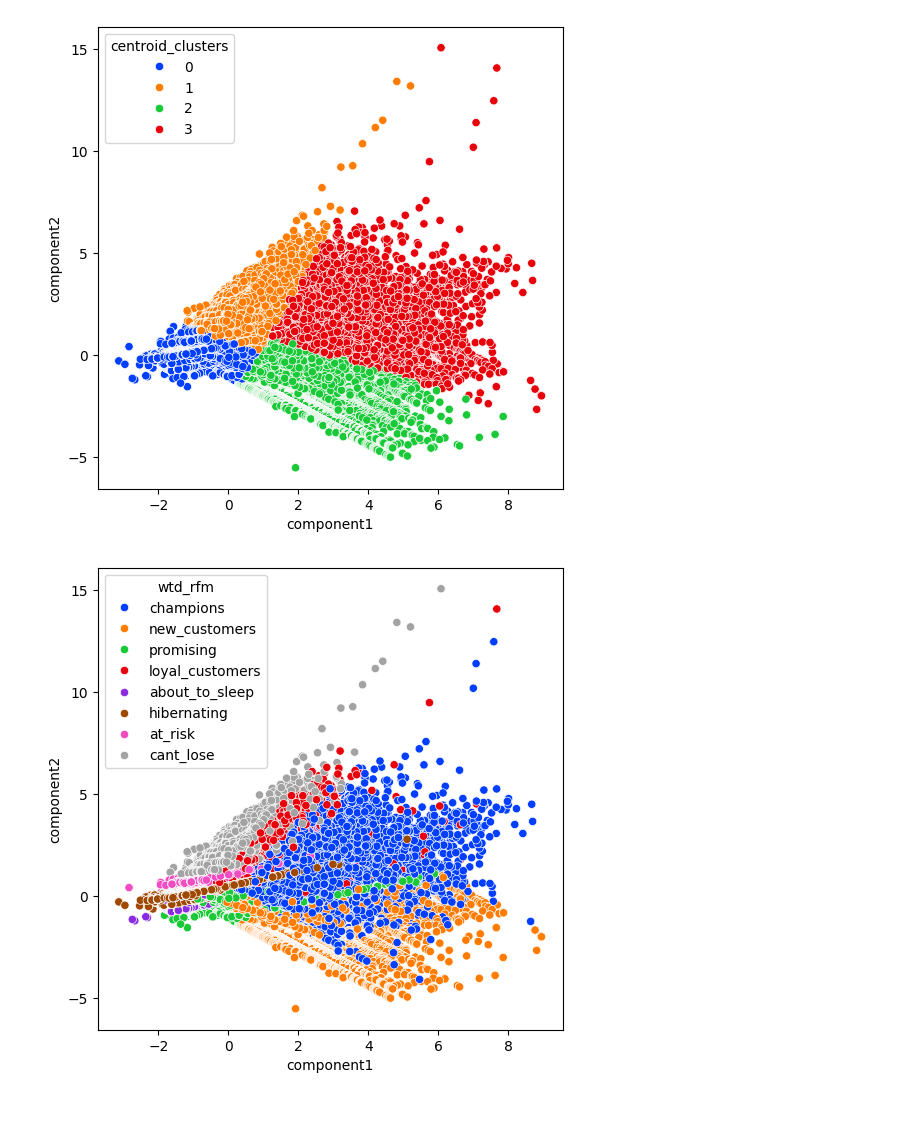
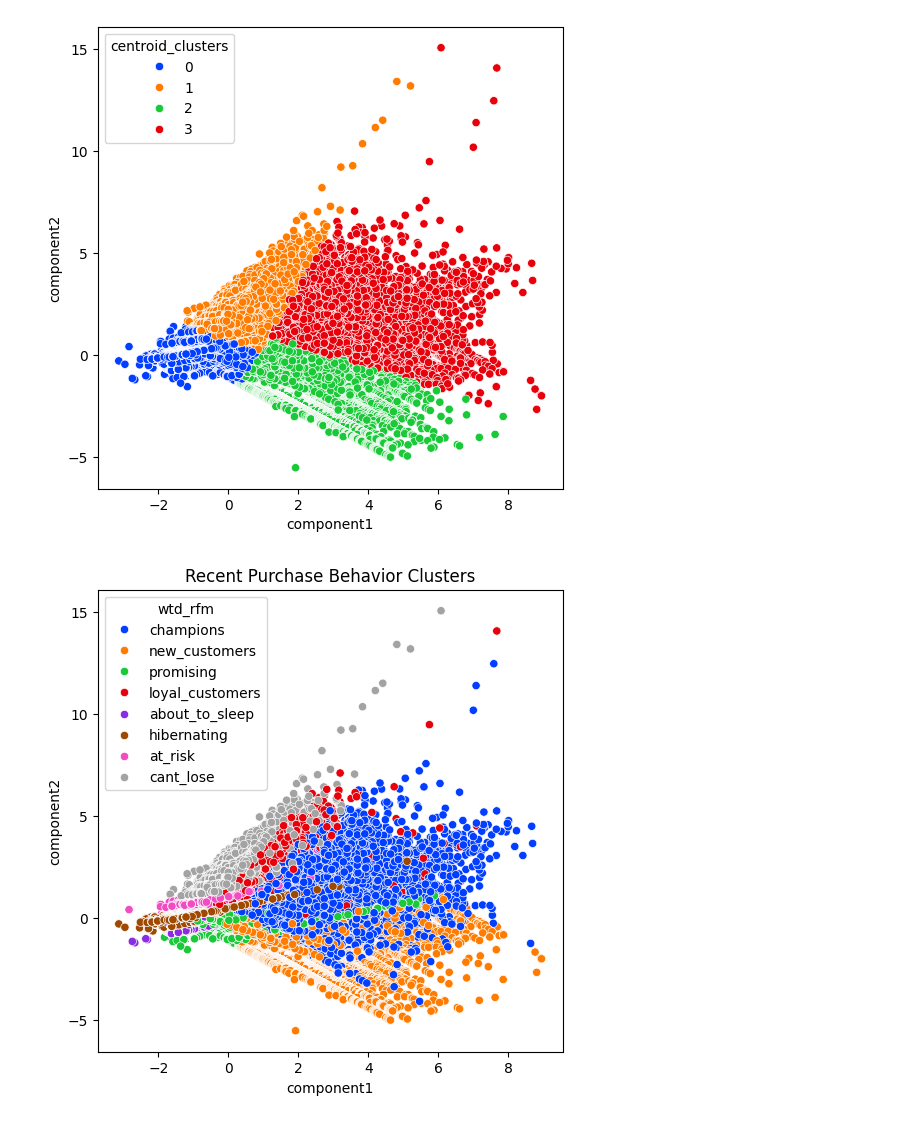
Before and after one commit to franciscogmm/scheduling-platform-segmentation, a Jupyter notebook: notebooks/segmentation_high_level.ipynb, the cells around one changed output. Cells and saved outputs as stored; diff of their text form; code cells hidden in the pictures.

Commit message:
charts

```diff
--- a/notebooks/segmentation_high_level.ipynb
+++ b/notebooks/segmentation_high_level.ipynb
@@ -421,12 +415,12 @@ plt.show()
 # %%
 plt.figure(figsize=(6, 6))
 sns.scatterplot(
     data=pdf_clustered,
     x='component1',
     y='component2',
     hue='wtd_rfm',
     palette='bright'
-)
+).set_title('Recent Purchase Behavior Clusters')
 plt.show()
 # %% [output]
-[figure, old version]
+[figure, new version]
```
Also changed, not shown: parts of 6 cells of this notebook, 2 other files.
